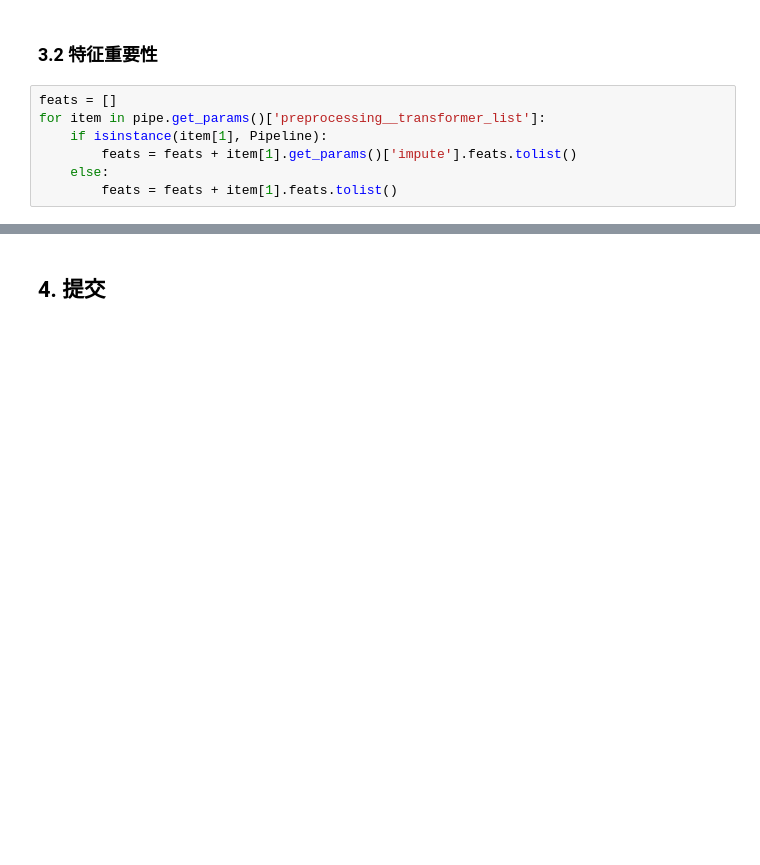
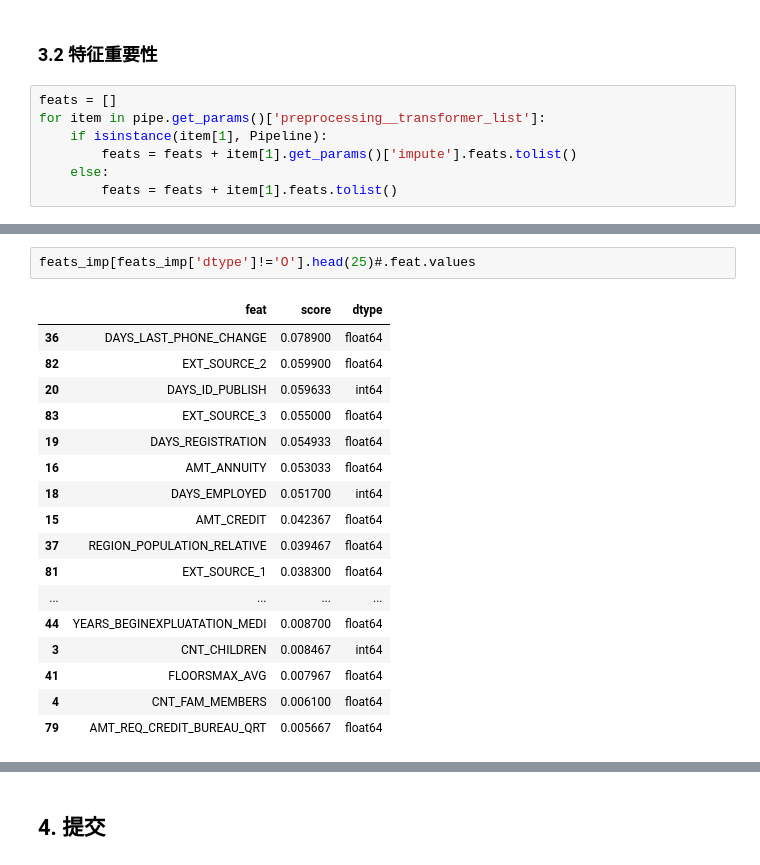
Before and after one commit to shenc3/kaggle_note, a Jupyter notebook: HomeCredit/Train2.ipynb, the cells around one changed output, grey strips where cells are left out. Saved outputs shown, nothing was run; the diff lists cells and outputs as text; blank space fills up the shorter version.

```diff
--- a/HomeCredit/Train2.ipynb
+++ b/HomeCredit/Train2.ipynb
@@ -457,0 +562,20 @@ sns.barplot(x='score', y='feat', data=feats_imp.iloc[:20])
+# %%
+feats_imp[feats_imp['dtype']!='O'].head(25)#.feat.values
+# %% [output]
+|  | feat | score | dtype |
+| 36 | DAYS_LAST_PHONE_CHANGE | 0.078900 | float64 |
+| 82 | EXT_SOURCE_2 | 0.059900 | float64 |
+| 20 | DAYS_ID_PUBLISH | 0.059633 | int64 |
+| 83 | EXT_SOURCE_3 | 0.055000 | float64 |
+| 19 | DAYS_REGISTRATION | 0.054933 | float64 |
+| 16 | AMT_ANNUITY | 0.053033 | float64 |
+| 18 | DAYS_EMPLOYED | 0.051700 | int64 |
+| 15 | AMT_CREDIT | 0.042367 | float64 |
+| 37 | REGION_POPULATION_RELATIVE | 0.039467 | float64 |
+| 81 | EXT_SOURCE_1 | 0.038300 | float64 |
+| ... | ... | ... | ... |
+| 44 | YEARS_BEGINEXPLUATATION_MEDI | 0.008700 | float64 |
+| 3 | CNT_CHILDREN | 0.008467 | int64 |
+| 41 | FLOORSMAX_AVG | 0.007967 | float64 |
+| 4 | CNT_FAM_MEMBERS | 0.006100 | float64 |
+| 79 | AMT_REQ_CREDIT_BUREAU_QRT | 0.005667 | float64 |
```
Also changed, not shown: parts of 28 cells of this notebook, 1 other file.
